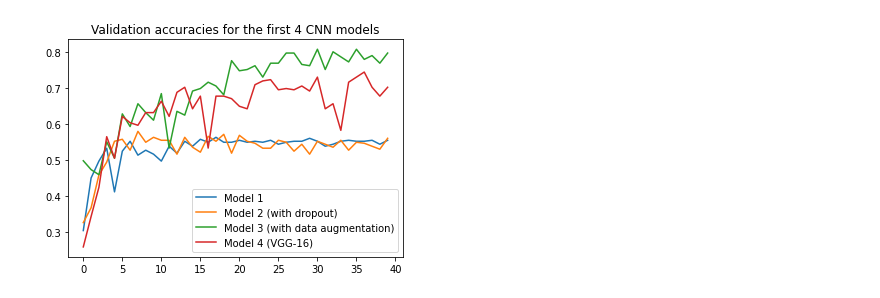
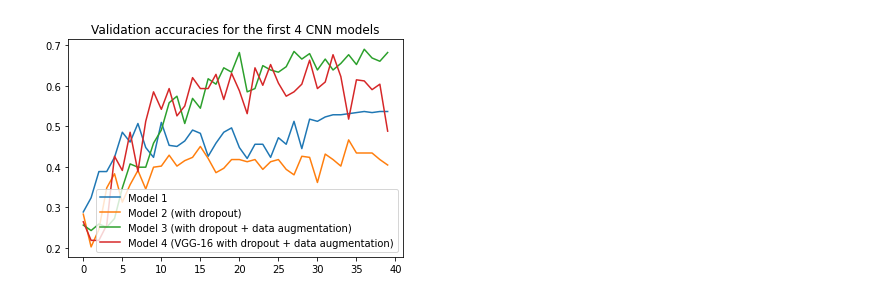
Before and after one commit to niwya/cheezam, a Jupyter notebook: cheese_classifier.ipynb, the cells around one changed output. Drawn from its saved outputs; the diff is of its cells as text; code cells hidden in the pictures.

```diff
--- a/cheese_classifier.ipynb
+++ b/cheese_classifier.ipynb
@@ -54,7 +53,7 @@ Using 285 files for validation.
 # %%
 # Building the model
 model = tf.keras.Sequential([
-    layers.experimental.preprocessing.Rescaling(1./255),
+    layers.Rescaling(1./255),
     layers.Conv2D(32, 3, padding = "same", activation = "relu"), # 32 = number of filters, 3 = kernel size,
                                                                  # padding = not to reduce dimension when using the
                                                                  # kernels
@@ -124,7 +122,7 @@ Text(0.5, 1.0, 'Training and validation losses')
 # %%
 # Building another model - with dropout layer to avoid overfitting
 model2 = tf.keras.Sequential([
-    layers.experimental.preprocessing.Rescaling(1./255),
+    layers.Rescaling(1./255),
     layers.Conv2D(32, 3, padding = "same", activation = "relu"), # 32 = number of filters, 3 = kernel size,
                                                                  # padding = not to reduce dimension when using the
                                                                  # kernels
@@ -194,10 +191,10 @@ Text(0.5, 1.0, 'Training and validation losses')
 # %%
 # Building another model - with data augmentation to get more images
 model3 = tf.keras.Sequential([
-    layers.experimental.preprocessing.Rescaling(1./255),
-    layers.experimental.preprocessing.RandomFlip("horizontal", input_shape = (image_height, image_width, 3)),
-    layers.experimental.preprocessing.RandomRotation(0.1),
-    layers.experimental.preprocessing.RandomZoom(0.1),
+    layers.Rescaling(1./255),
+    layers.RandomFlip("horizontal", input_shape = (image_height, image_width, 3)),
+    layers.RandomRotation(0.1),
+    layers.RandomZoom(0.1),
     layers.Conv2D(32, 3, padding = "same", activation = "relu"), # 32 = number of filters, 3 = kernel size,
                                                                  # padding = not to reduce dimension when using the
                                                                  # kernels
@@ -272,10 +273,10 @@ plt.savefig("cnn4")
 # Testing another architecture - VGG 16
 n_epochs_VGG = 40
 model4 = tf.keras.Sequential([
-    #layers.experimental.preprocessing.Rescaling(1./255),
-    #layers.experimental.preprocessing.RandomFlip("horizontal", input_shape = (image_height, image_width, 3)),
-    #layers.experimental.preprocessing.RandomRotation(0.1),
-    #layers.experimental.preprocessing.RandomZoom(0.1),
+    layers.Rescaling(1./255),
+    layers.RandomFlip("horizontal", input_shape = (image_height, image_width, 3)),
+    layers.RandomRotation(0.1),
+    layers.RandomZoom(0.1),
     layers.Conv2D(8, 3, padding = "same", activation = "relu"),
     layers.Conv2D(8, 3, padding = "same", activation = "relu"),
     layers.MaxPooling2D(),
@@ -302,7 +303,7 @@ model4 = tf.keras.Sequential([
     layers.Dense(n_cheeses, activation = "softmax")
 ])
 # Compiling the model
-model4.compile(optimizer = "adam",
+model4.compile(optimizer = "sgd",
              loss = tf.keras.losses.SparseCategoricalCrossentropy(),
              metrics = ["accuracy"])
 
@@ -355,12 +340,12 @@ plt.savefig("cnn_vgg1_dropouts")
 # %%
 # Comparing all 4 models
 plt.plot(range(n_epochs), validation_accuracy, label="Model 1")
 plt.plot(range(n_epochs), validation_accuracy2, label="Model 2 (with dropout)")
-plt.plot(range(n_epochs), validation_accuracy3, label="Model 3 (with data augmentation)")
-plt.plot(range(n_epochs_VGG), validation_accuracy4, label="Model 4 (VGG-16)")
+plt.plot(range(n_epochs), validation_accuracy3, label="Model 3 (with dropout + data augmentation)")
+plt.plot(range(n_epochs_VGG), validation_accuracy4, label="Model 4 (VGG-16 with dropout + data augmentation)")
 plt.legend(loc="best")
 plt.title("Validation accuracies for the first 4 CNN models")
 
-plt.savefig("cnn5")
+plt.savefig("cheezam-all")
 # %% [output]
-[figure, old version]
+[figure, new version]
```
Also changed, not shown: parts of 12 cells of this notebook.
